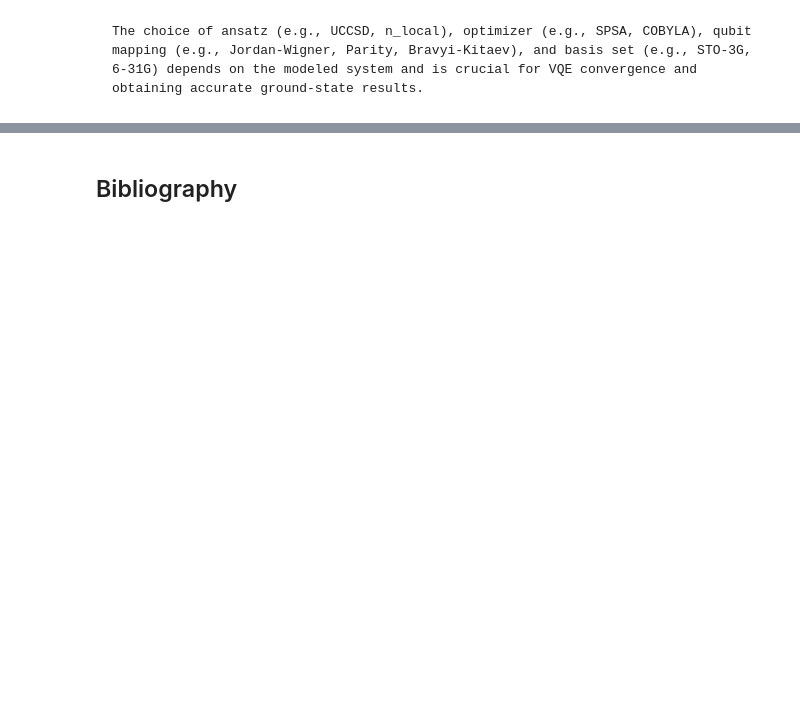
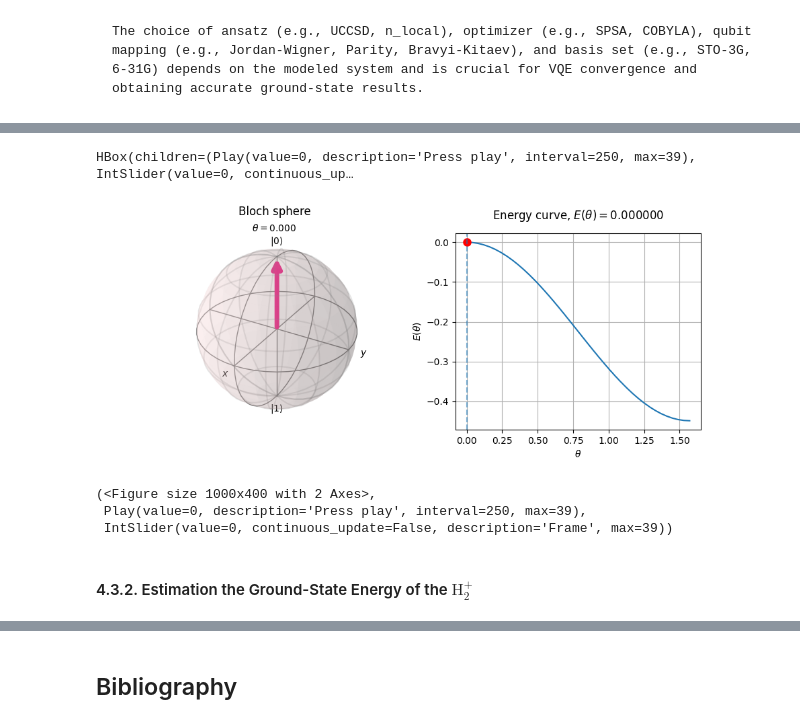
Before and after one commit to QTechEdu/QTech_notebooks, a Jupyter notebook: Quantum-computing.ipynb, the cells around one changed output, grey strips where cells are left out. Drawn from its saved outputs; the diff is of its cells as text; code cells hidden in the pictures; blank space fills up the shorter version.

```diff
--- a/Quantum-computing.ipynb
+++ b/Quantum-computing.ipynb
@@ -1134,0 +1361,20 @@ Qiskit provides various types of ansatz and choice of ansatz depends on the phys
+# %%
+# Interactive Bloch sphere + energy curve visualization for a 1-qubit state.
+%matplotlib widget
+import importlib
+import bloch.show_bloch_VQE
+importlib.reload(bloch.show_bloch_VQE)
+
+from bloch.show_bloch_VQE import show_bloch_energy, bloch_vector_h
+
+theta_vals = np.linspace(0, math.pi / 2, 40)
+energy_vals = np.array([energy_h(t) for t in theta_vals])
+show_bloch_energy(energy_vals, theta_vals, bloch_func=bloch_vector_h, figure_description="Bloch sphere" )
+# %% [output]
+HBox(children=(Play(value=0, description='Press play', interval=250, max=39), IntSlider(value=0, continuous_up…
+[figure, added]
+(<Figure size 1000x400 with 2 Axes>,
+ Play(value=0, description='Press play', interval=250, max=39),
+ IntSlider(value=0, continuous_update=False, description='Frame', max=39))
+# %% [markdown]
+#### 4.3.2. Estimation the Ground-State Energy of the $ \text{H}_2^+$
```
Also changed, not shown: parts of 54 cells of this notebook, 1 other file.
